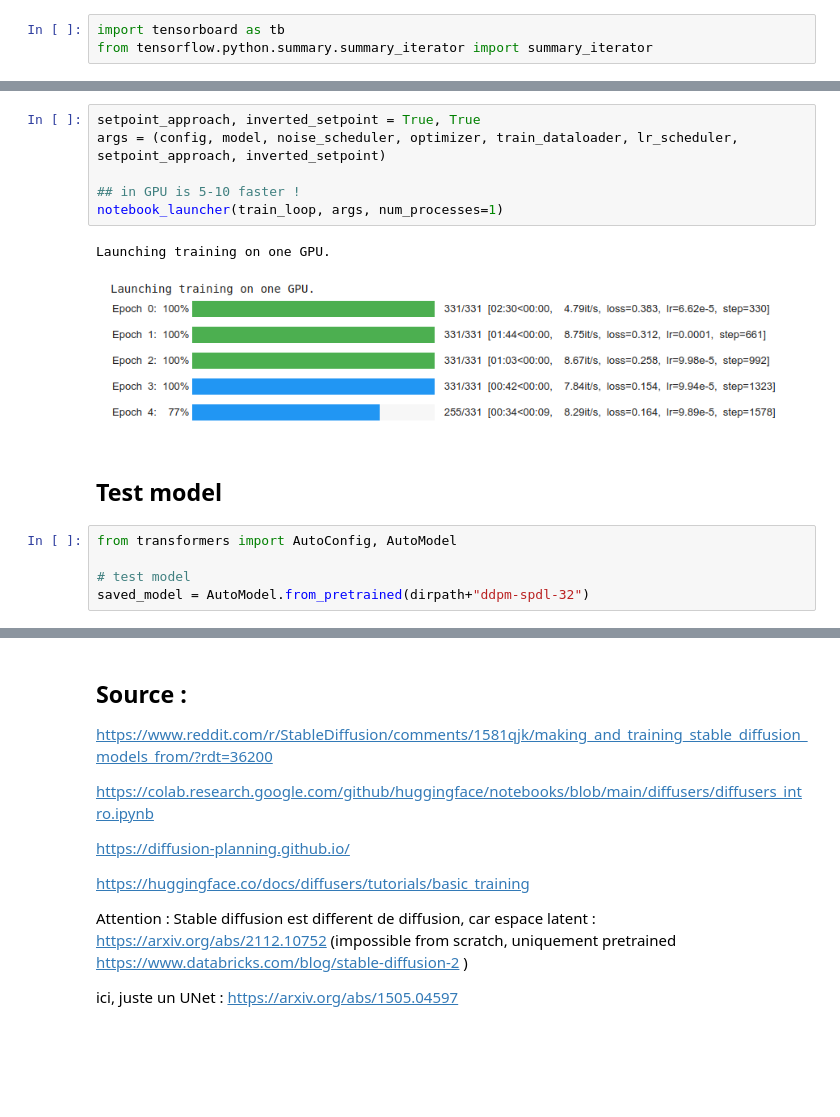
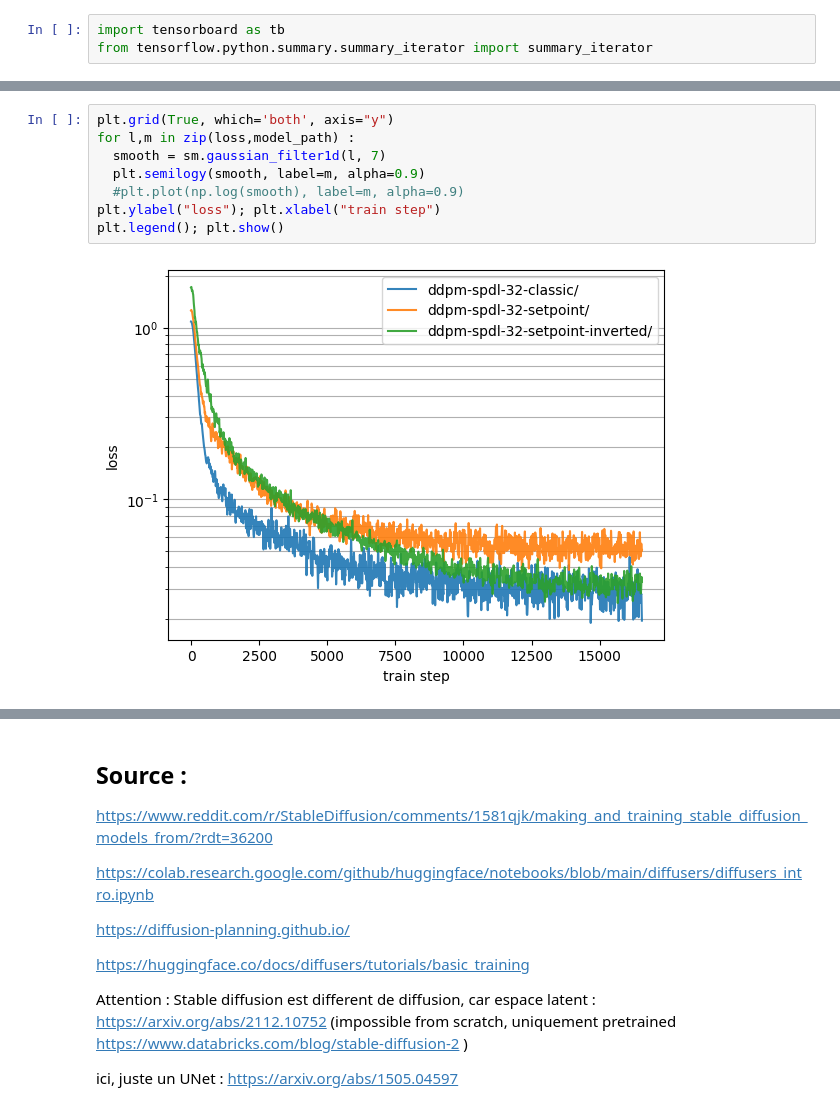
Before and after one commit to fabienfrfr/Gym-Setpoint, a Jupyter notebook: diffusion/result_Generative-2D_SPDL.ipynb, the cells around one changed output, grey strips where cells are left out. Drawn from its saved outputs; the diff is of its cells as text; blank space fills up the shorter version.

Commit message:
result spdl

```diff
--- a/diffusion/result_Generative-2D_SPDL.ipynb
+++ b/diffusion/result_Generative-2D_SPDL.ipynb
@@ -250,17 +108,10 @@ def train_loop(config, model, noise_scheduler, optimizer, train_dataloader, lr_s
-# %%
-setpoint_approach, inverted_setpoint = True, True
-args = (config, model, noise_scheduler, optimizer, train_dataloader, lr_scheduler, setpoint_approach, inverted_setpoint)
-
-## in GPU is 5-10 faster !
-notebook_launcher(train_loop, args, num_processes=1)
-# %% [output]
-Launching training on one GPU.
-# %% [markdown]
-![image.png](embedded-picture-1)
-# %% [markdown]
-## Test model
-# %%
-from transformers import AutoConfig, AutoModel
-
-# test model
-saved_model = AutoModel.from_pretrained(dirpath+"ddpm-spdl-32")
+# %%
+plt.grid(True, which='both', axis="y")
+for l,m in zip(loss,model_path) :
+  smooth = sm.gaussian_filter1d(l, 7)
+  plt.semilogy(smooth, label=m, alpha=0.9)
+  #plt.plot(np.log(smooth), label=m, alpha=0.9)
+plt.ylabel("loss"); plt.xlabel("train step")
+plt.legend(); plt.show()
+# %% [output]
+[figure, added]
```
Also changed, not shown: parts of 38 cells of this notebook.
